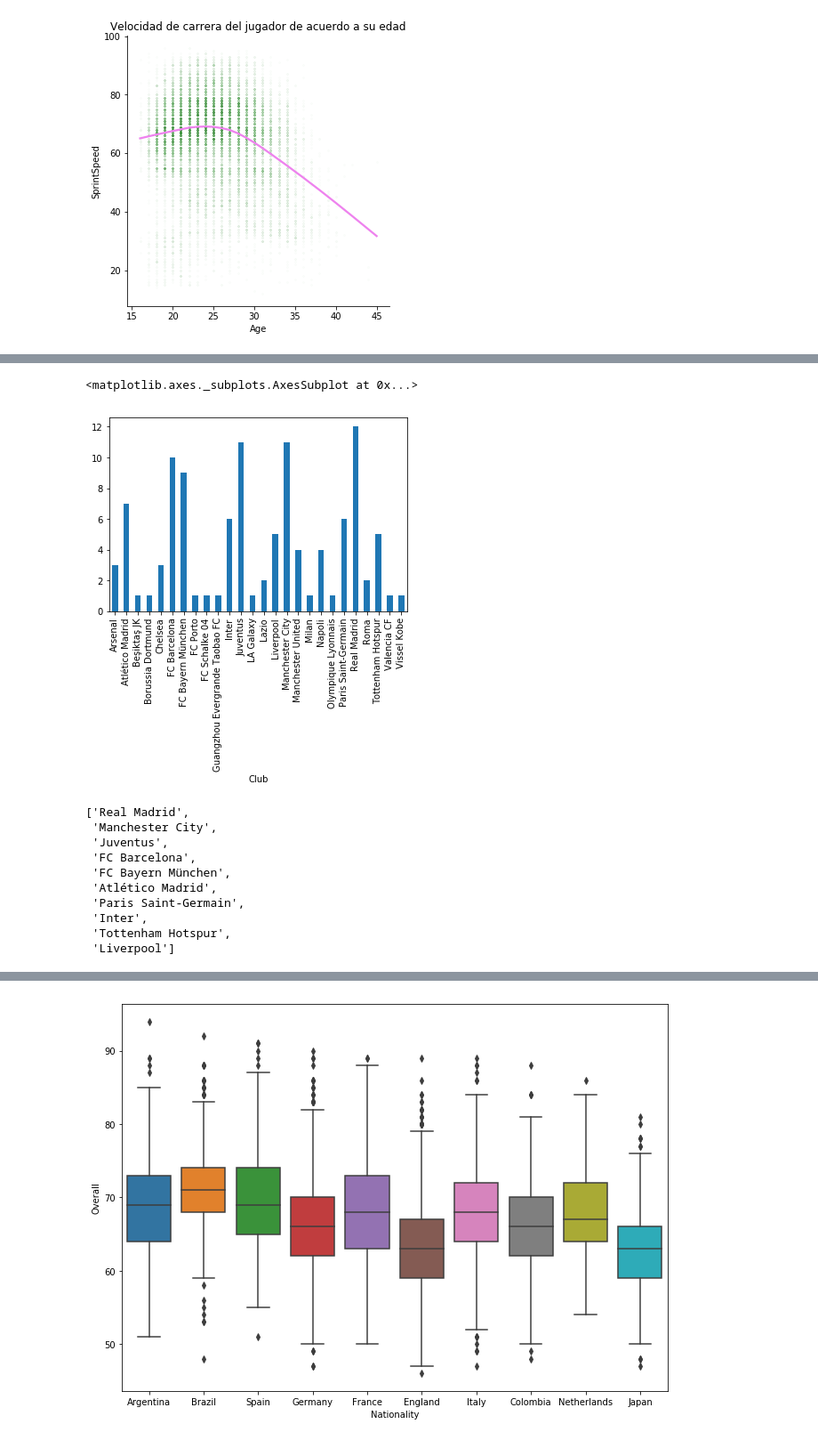
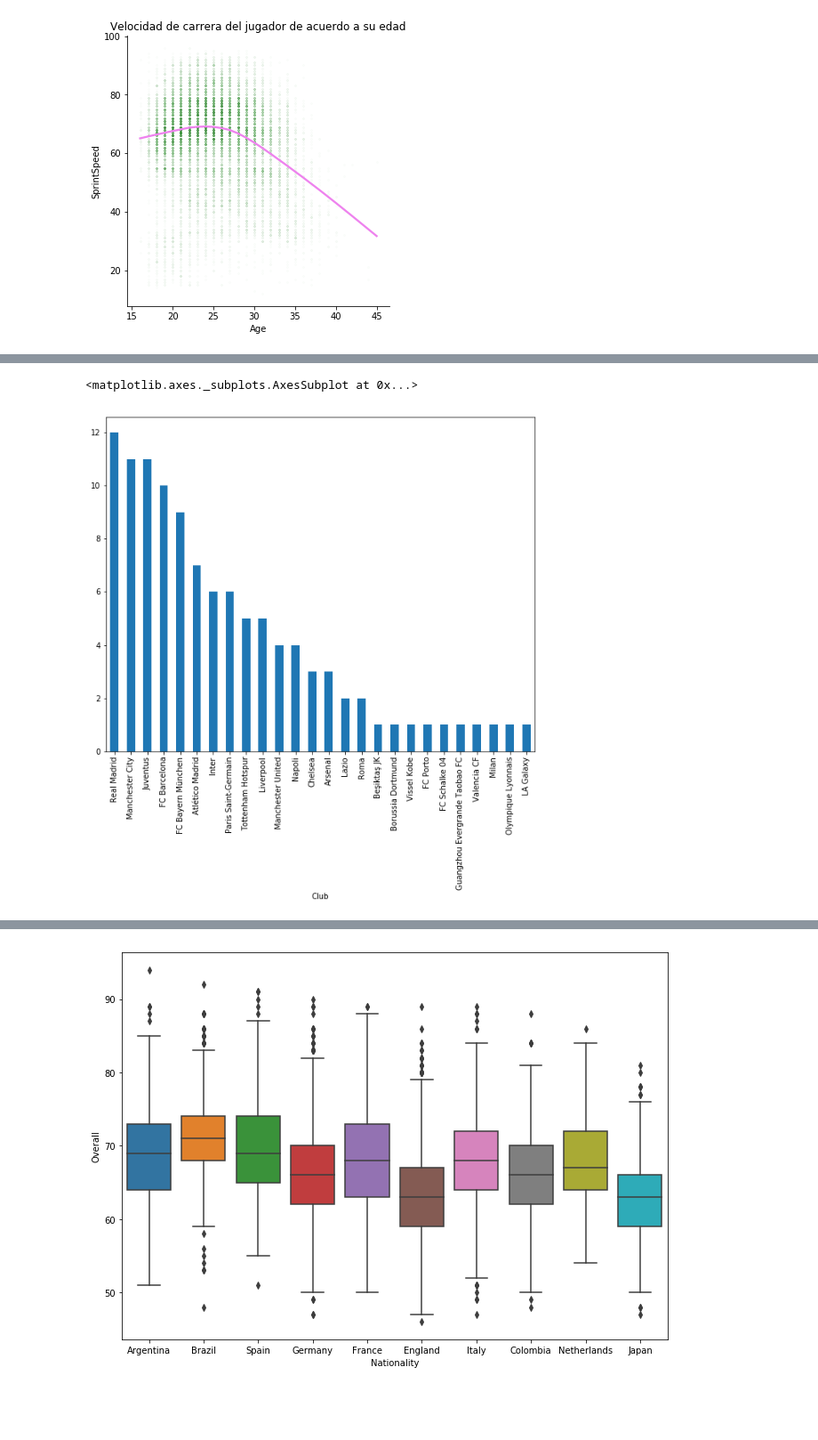
Before and after one commit to 2019-a-gr1-python/py-munoz-galvan-gorky-andres, a Jupyter notebook: ProyectoPrimerBimestre/ProyectoPrimerBimestre.ipynb, the cells around one changed output, grey strips where cells are left out. Shown at 89% size. Saved outputs shown, nothing was run; the diff lists cells and outputs as text; code cells hidden in the pictures; blank space fills up the shorter version.

```diff
--- a/ProyectoPrimerBimestre/ProyectoPrimerBimestre.ipynb
+++ b/ProyectoPrimerBimestre/ProyectoPrimerBimestre.ipynb
@@ -248,28 +240,17 @@ plt.show()
 # %%
 talents_df = df_pickle.filter(["Name", "Club", "Overall"])
 talents_df = talents_df[talents_df.Overall >= 85]
-
-talents_df.groupby(['Club'])['Overall'].count().plot(kind='bar')
+plt.figure(5 , figsize = (10 , 8))
+df_asd = talents_df.groupby(['Club'])['Overall'].count()
+df_asd.sort_values(ascending=False).plot(kind='bar')
 # %% [output]
 <matplotlib.axes._subplots.AxesSubplot at 0x...>
-[figure, old version]
+[figure, new version]
 # %%
 talents_df = talents_df.groupby("Club").count()
 talents_df = talents_df.sort_values(by=['Name'],ascending=False)
 top_ten_clubs = talents_df[:10]
 top_ten_clubs = list(top_ten_clubs.index.values)
-top_ten_clubs
-# %% [output]
-['Real Madrid',
- 'Manchester City',
- 'Juventus',
- 'FC Barcelona',
- 'FC Bayern München',
- 'Atlético Madrid',
- 'Paris Saint-Germain',
- 'Inter',
- 'Tottenham Hotspur',
- 'Liverpool']
 # %%
 top_ten_clubs_data = df_datos_importantes_copy.loc[df_datos_importantes_copy['Club'].isin(top_ten_clubs), :]
 top_ten_clubs_data
```
Also changed, not shown: parts of 15 cells of this notebook, 1 other file.
